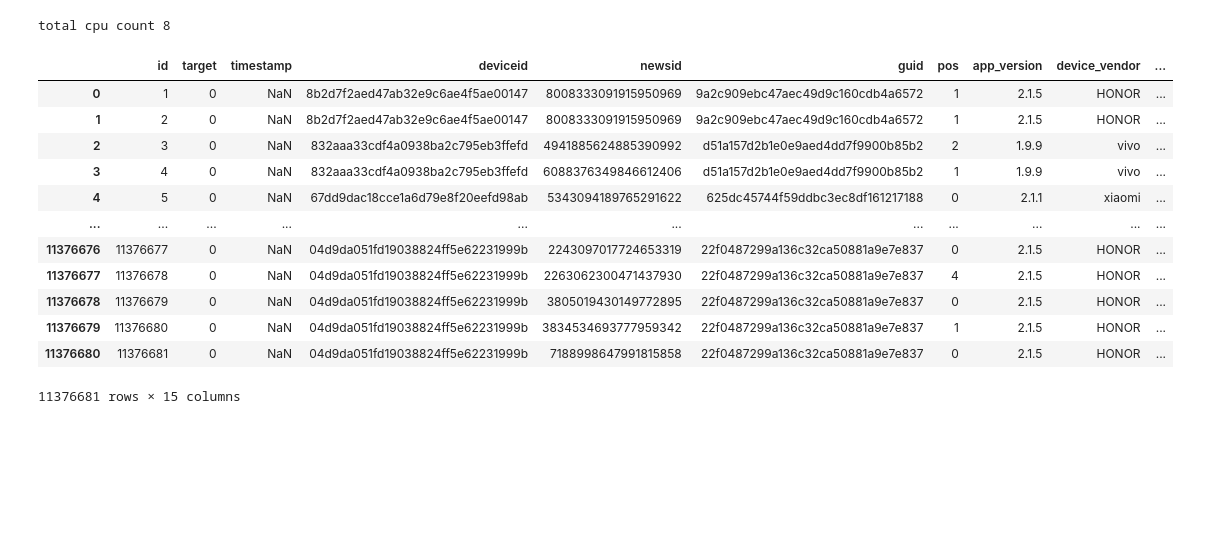
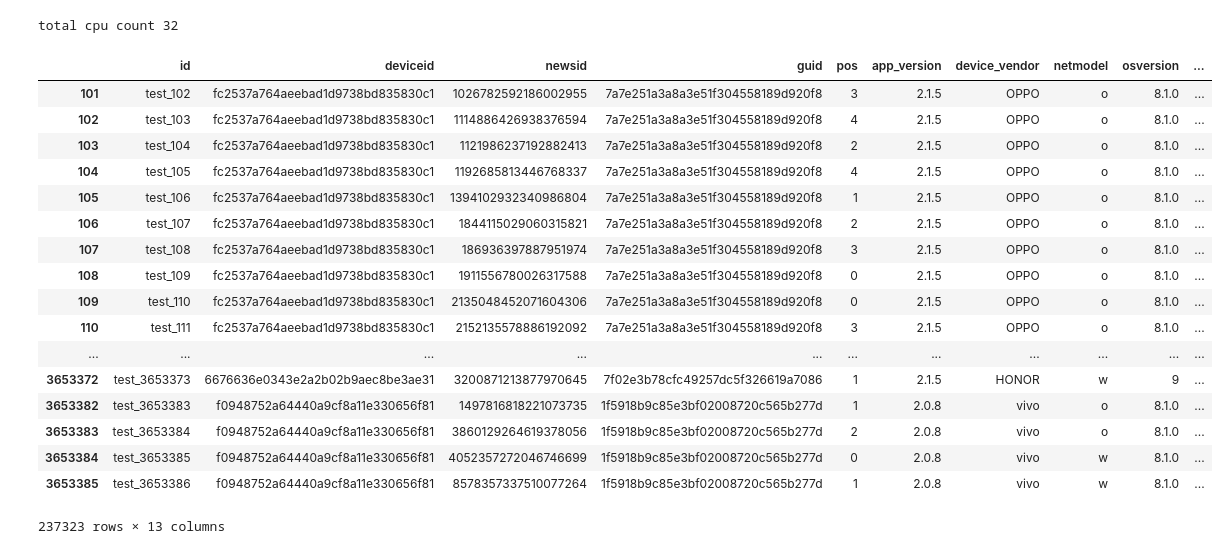
Before and after one commit to laozhuang727/vedio-predict, a Jupyter notebook: v-predict-large-server.ipynb, the cells around one changed output. Saved outputs shown, nothing was run; the diff lists cells and outputs as text; code cells hidden in the pictures; blank space fills up the shorter version.

```diff
--- a/v-predict-large-server.ipynb
+++ b/v-predict-large-server.ipynb
@@ -18,13 +18,13 @@ pd.set_option('display.max_columns', None)
 num_processes = multiprocessing.cpu_count()
 print("total cpu count", +num_processes)
 
-os.environ['NUMEXPR_MAX_THREADS'] = '10'
+os.environ['NUMEXPR_MAX_THREADS'] = '30'
 
 from core.utils import timeit, reduce_mem
 # %% [output]
-total cpu count 8
+total cpu count 32
 # %%
-path = "/media/ryan/F/deep-learning-data/turing/vedio-predict/"
+path = "/root/ryan/data/"
 
 path_sub = path + 'sub/'
 path_npy = path + 'npy/'
@@ -39,29 +39,17 @@ debug_small = False
 if debug_small:
     train_df = pd.read_pickle(path_pickle + 'train_small.pickle')
     test_df = pd.read_pickle(path_pickle + 'test_small.pickle')
+    sub = pd.read_csv(path_data + 'sample.csv')
+
     # app = pd.read_pickle(path_pickle + 'app_small.pickle')
     # user = pd.read_pickle(path_pickle + 'user_small.pickle')
 else:
     train_df = pd.read_pickle(path_pickle + 'train.pickle')
     test_df = pd.read_pickle(path_pickle + 'test.pickle')
+    sub = pd.read_csv(path_data + 'sample.csv')
+
     # app = pd.read_pickle(path_pickle + 'app.pickle')
     # user = pd.read_pickle(path_pickle + 'user.pickle')
-# %%
-train_df
-# %% [output]
-|  | id | target | timestamp | deviceid | newsid | guid | pos | app_version | device_vendor | ... |
-| 0 | 1 | 0 | NaN | 8b2d7f2aed47ab32e9c6ae4f5ae00147 | 8008333091915950969 | 9a2c909ebc47aec49d9c160cdb4a6572 | 1 | 2.1.5 | HONOR | ... |
-| 1 | 2 | 0 | NaN | 8b2d7f2aed47ab32e9c6ae4f5ae00147 | 8008333091915950969 | 9a2c909ebc47aec49d9c160cdb4a6572 | 1 | 2.1.5 | HONOR | ... |
-| 2 | 3 | 0 | NaN | 832aaa33cdf4a0938ba2c795eb3ffefd | 4941885624885390992 | d51a157d2b1e0e9aed4dd7f9900b85b2 | 2 | 1.9.9 | vivo | ... |
-| 3 | 4 | 0 | NaN | 832aaa33cdf4a0938ba2c795eb3ffefd | 6088376349846612406 | d51a157d2b1e0e9aed4dd7f9900b85b2 | 1 | 1.9.9 | vivo | ... |
-| 4 | 5 | 0 | NaN | 67dd9dac18cce1a6d79e8f20eefd98ab | 5343094189765291622 | 625dc45744f59ddbc3ec8df161217188 | 0 | 2.1.1 | xiaomi | ... |
-| ... | ... | ... | ... | ... | ... | ... | ... | ... | ... | ... |
-| 11376676 | 11376677 | 0 | NaN | 04d9da051fd19038824ff5e62231999b | 2243097017724653319 | 22f0487299a136c32ca50881a9e7e837 | 0 | 2.1.5 | HONOR | ... |
-| 11376677 | 11376678 | 0 | NaN | 04d9da051fd19038824ff5e62231999b | 2263062300471437930 | 22f0487299a136c32ca50881a9e7e837 | 4 | 2.1.5 | HONOR | ... |
-| 11376678 | 11376679 | 0 | NaN | 04d9da051fd19038824ff5e62231999b | 3805019430149772895 | 22f0487299a136c32ca50881a9e7e837 | 0 | 2.1.5 | HONOR | ... |
-| 11376679 | 11376680 | 0 | NaN | 04d9da051fd19038824ff5e62231999b | 3834534693777959342 | 22f0487299a136c32ca50881a9e7e837 | 1 | 2.1.5 | HONOR | ... |
-| 11376680 | 11376681 | 0 | NaN | 04d9da051fd19038824ff5e62231999b | 7188998647991815858 | 22f0487299a136c32ca50881a9e7e837 | 0 | 2.1.5 | HONOR | ... |
-11376681 rows × 15 columns
 # %%
-# train_df = train_df[train_df.deviceid.str[-1] == '1']
-# test_df = test_df[test_df.deviceid.str[-1] == '1']
+train_df = train_df[train_df.deviceid.str[-1] == '1']
+test_df = test_df[test_df.deviceid.str[-1] == '1']
@@ -69,0 +56,21 @@ train_df
+# %%
+test_df
+# %% [output]
+|  | id | deviceid | newsid | guid | pos | app_version | device_vendor | netmodel | osversion | ... |
+| 101 | test_102 | fc2537a764aeebad1d9738bd835830c1 | 1026782592186002955 | 7a7e251a3a8a3e51f304558189d920f8 | 3 | 2.1.5 | OPPO | o | 8.1.0 | ... |
+| 102 | test_103 | fc2537a764aeebad1d9738bd835830c1 | 1114886426938376594 | 7a7e251a3a8a3e51f304558189d920f8 | 4 | 2.1.5 | OPPO | o | 8.1.0 | ... |
+| 103 | test_104 | fc2537a764aeebad1d9738bd835830c1 | 1121986237192882413 | 7a7e251a3a8a3e51f304558189d920f8 | 2 | 2.1.5 | OPPO | o | 8.1.0 | ... |
+| 104 | test_105 | fc2537a764aeebad1d9738bd835830c1 | 1192685813446768337 | 7a7e251a3a8a3e51f304558189d920f8 | 4 | 2.1.5 | OPPO | o | 8.1.0 | ... |
+| 105 | test_106 | fc2537a764aeebad1d9738bd835830c1 | 1394102932340986804 | 7a7e251a3a8a3e51f304558189d920f8 | 1 | 2.1.5 | OPPO | o | 8.1.0 | ... |
+| 106 | test_107 | fc2537a764aeebad1d9738bd835830c1 | 1844115029060315821 | 7a7e251a3a8a3e51f304558189d920f8 | 2 | 2.1.5 | OPPO | o | 8.1.0 | ... |
+| 107 | test_108 | fc2537a764aeebad1d9738bd835830c1 | 186936397887951974 | 7a7e251a3a8a3e51f304558189d920f8 | 3 | 2.1.5 | OPPO | o | 8.1.0 | ... |
+| 108 | test_109 | fc2537a764aeebad1d9738bd835830c1 | 1911556780026317588 | 7a7e251a3a8a3e51f304558189d920f8 | 0 | 2.1.5 | OPPO | o | 8.1.0 | ... |
+| 109 | test_110 | fc2537a764aeebad1d9738bd835830c1 | 2135048452071604306 | 7a7e251a3a8a3e51f304558189d920f8 | 0 | 2.1.5 | OPPO | o | 8.1.0 | ... |
+| 110 | test_111 | fc2537a764aeebad1d9738bd835830c1 | 2152135578886192092 | 7a7e251a3a8a3e51f304558189d920f8 | 3 | 2.1.5 | OPPO | o | 8.1.0 | ... |
+| ... | ... | ... | ... | ... | ... | ... | ... | ... | ... | ... |
+| 3653372 | test_3653373 | 6676636e0343e2a2b02b9aec8be3ae31 | 3200871213877970645 | 7f02e3b78cfc49257dc5f326619a7086 | 1 | 2.1.5 | HONOR | w | 9 | ... |
+| 3653382 | test_3653383 | f0948752a64440a9cf8a11e330656f81 | 1497816818221073735 | 1f5918b9c85e3bf02008720c565b277d | 1 | 2.0.8 | vivo | o | 8.1.0 | ... |
+| 3653383 | test_3653384 | f0948752a64440a9cf8a11e330656f81 | 3860129264619378056 | 1f5918b9c85e3bf02008720c565b277d | 2 | 2.0.8 | vivo | o | 8.1.0 | ... |
+| 3653384 | test_3653385 | f0948752a64440a9cf8a11e330656f81 | 4052357272046746699 | 1f5918b9c85e3bf02008720c565b277d | 0 | 2.0.8 | vivo | w | 8.1.0 | ... |
+| 3653385 | test_3653386 | f0948752a64440a9cf8a11e330656f81 | 8578357337510077264 | 1f5918b9c85e3bf02008720c565b277d | 1 | 2.0.8 | vivo | w | 8.1.0 | ... |
+237323 rows × 13 columns
```
Also changed, not shown: parts of 27 cells of this notebook, 1 other file.
